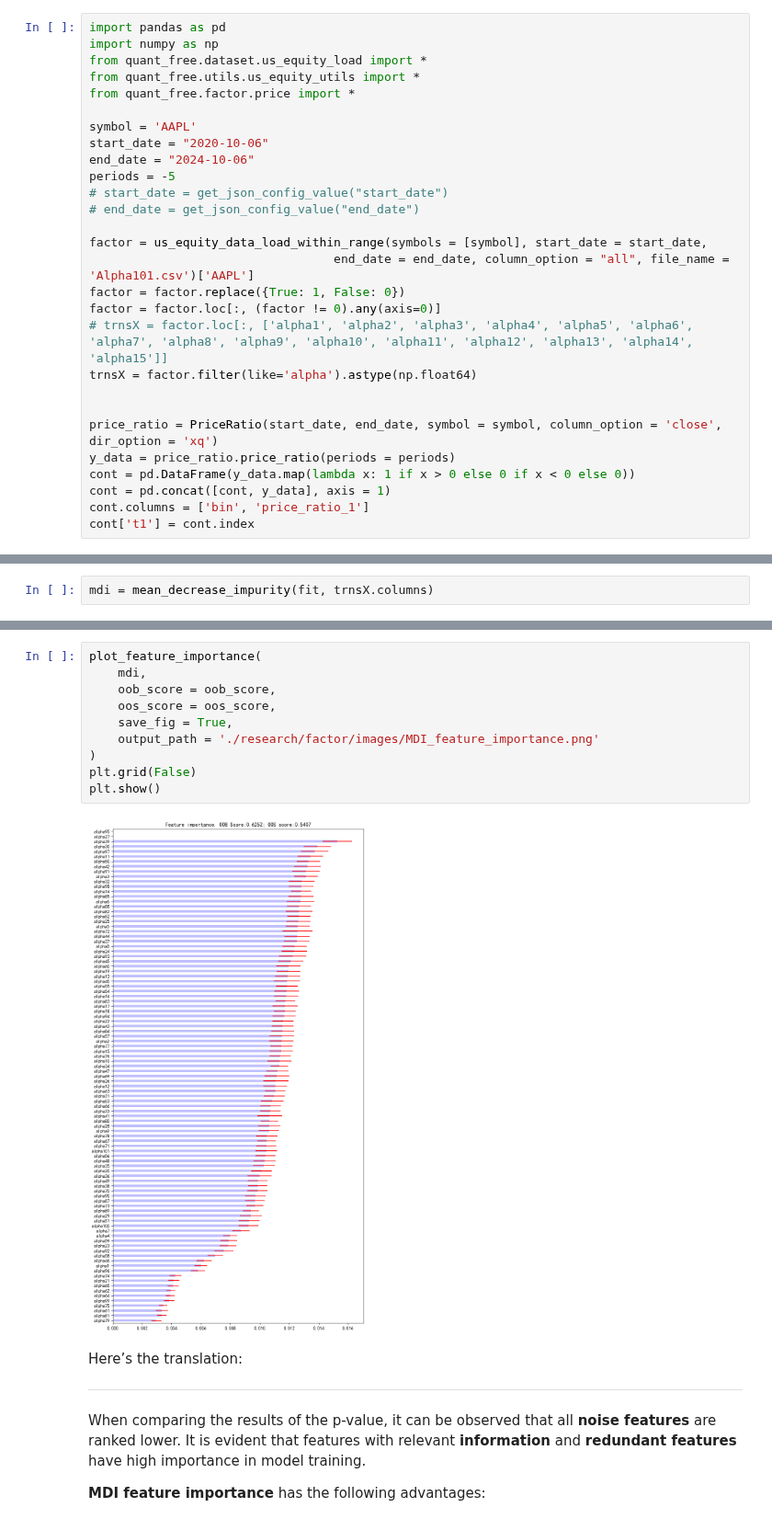
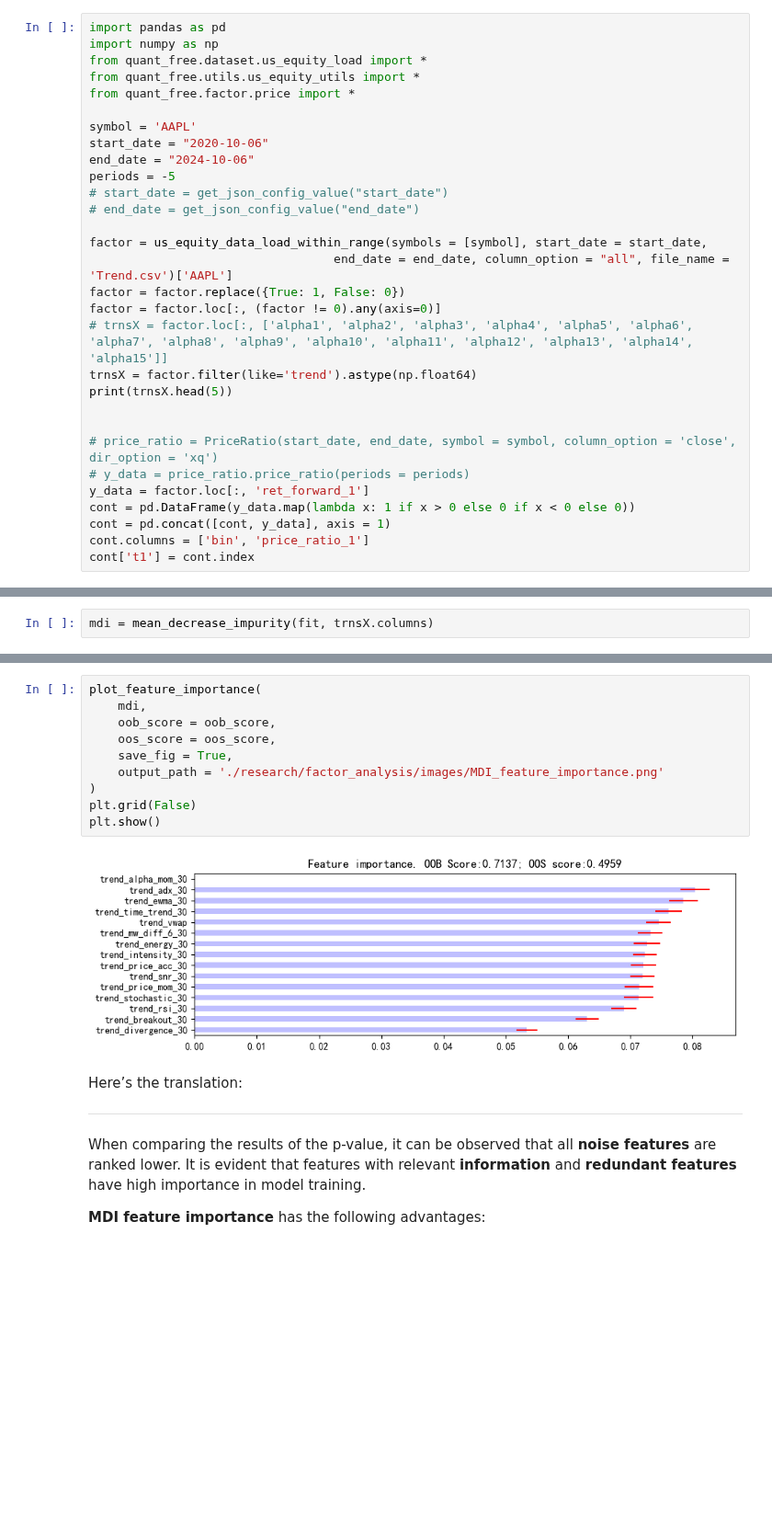
Before and after one commit to wellzero/quant_free, a Jupyter notebook: research/factor_analysis/FeatureImportance.ipynb, the cells around one changed output, grey strips where cells are left out. Shown at 92% size. Drawn from its saved outputs; the diff is of its cells as text; blank space fills up the shorter version.

Commit message:
add date name for factor index

```diff
--- a/research/factor_analysis/FeatureImportance.ipynb
+++ b/research/factor_analysis/FeatureImportance.ipynb
@@ -86,15 +86,17 @@ periods = -5
 # end_date = get_json_config_value("end_date")
 
 factor = us_equity_data_load_within_range(symbols = [symbol], start_date = start_date,
-                                  end_date = end_date, column_option = "all", file_name = 'Alpha101.csv')['AAPL']
+                                  end_date = end_date, column_option = "all", file_name = 'Trend.csv')['AAPL']
 factor = factor.replace({True: 1, False: 0})
 factor = factor.loc[:, (factor != 0).any(axis=0)]
 # trnsX = factor.loc[:, ['alpha1', 'alpha2', 'alpha3', 'alpha4', 'alpha5', 'alpha6', 'alpha7', 'alpha8', 'alpha9', 'alpha10', 'alpha11', 'alpha12', 'alpha13', 'alpha14', 'alpha15']]
-trnsX = factor.filter(like='alpha').astype(np.float64)
+trnsX = factor.filter(like='trend').astype(np.float64)
+print(trnsX.head(5))
 
 
-price_ratio = PriceRatio(start_date, end_date, symbol = symbol, column_option = 'close', dir_option = 'xq')
-y_data = price_ratio.price_ratio(periods = periods)
+# price_ratio = PriceRatio(start_date, end_date, symbol = symbol, column_option = 'close', dir_option = 'xq')
+# y_data = price_ratio.price_ratio(periods = periods)
+y_data = factor.loc[:, 'ret_forward_1']
 cont = pd.DataFrame(y_data.map(lambda x: 1 if x > 0 else 0 if x < 0 else 0))
 cont = pd.concat([cont, y_data], axis = 1)
 cont.columns = ['bin', 'price_ratio_1']
@@ -235,15 +255,15 @@ mdi.head()
 # %%
 plot_feature_importance(
     mdi,
     oob_score = oob_score,
     oos_score = oos_score,
     save_fig = True,
-    output_path = './research/factor/images/MDI_feature_importance.png'
+    output_path = './research/factor_analysis/images/MDI_feature_importance.png'
 )
 plt.grid(False)
 plt.show()
 # %% [output]
-[figure, old version]
+[figure, new version]
 # %% [markdown]
 Here’s the translation:
 
```
Also changed, not shown: parts of 7 cells of this notebook, 1 other file.
